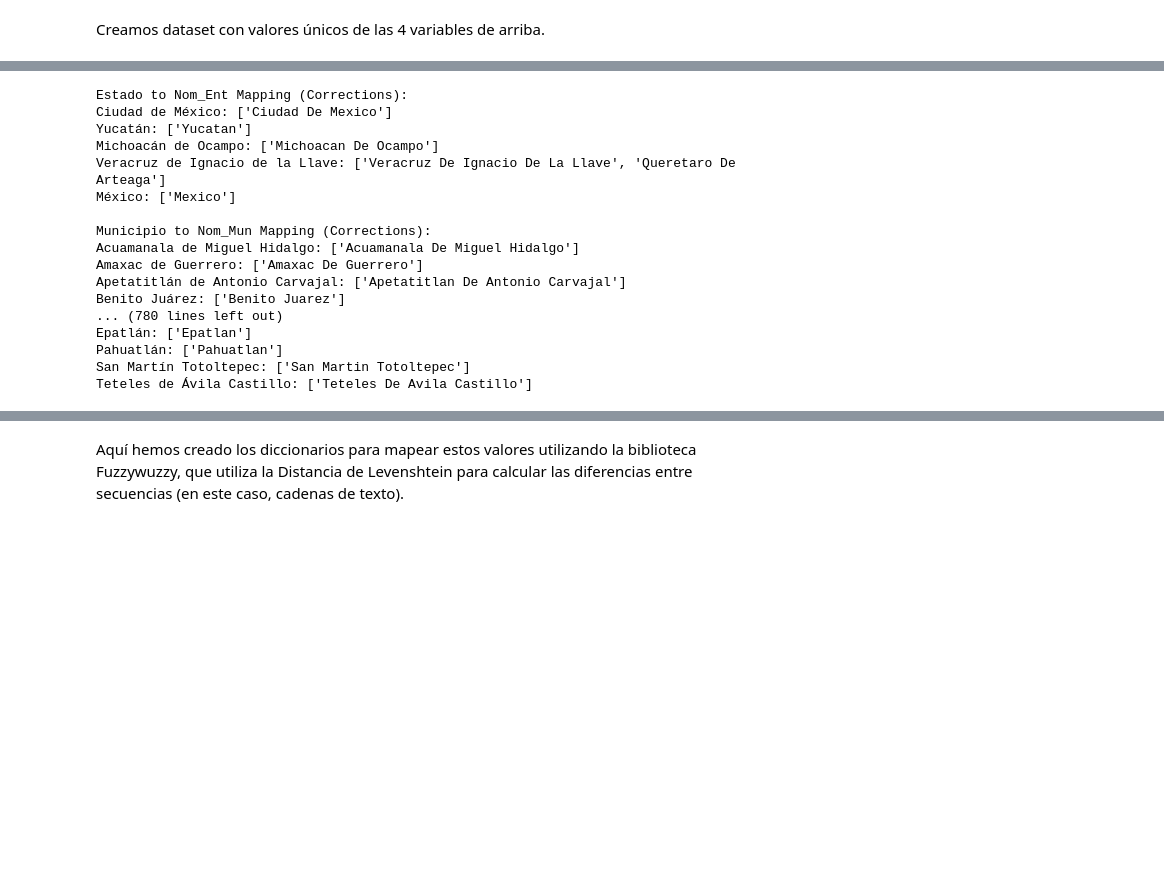
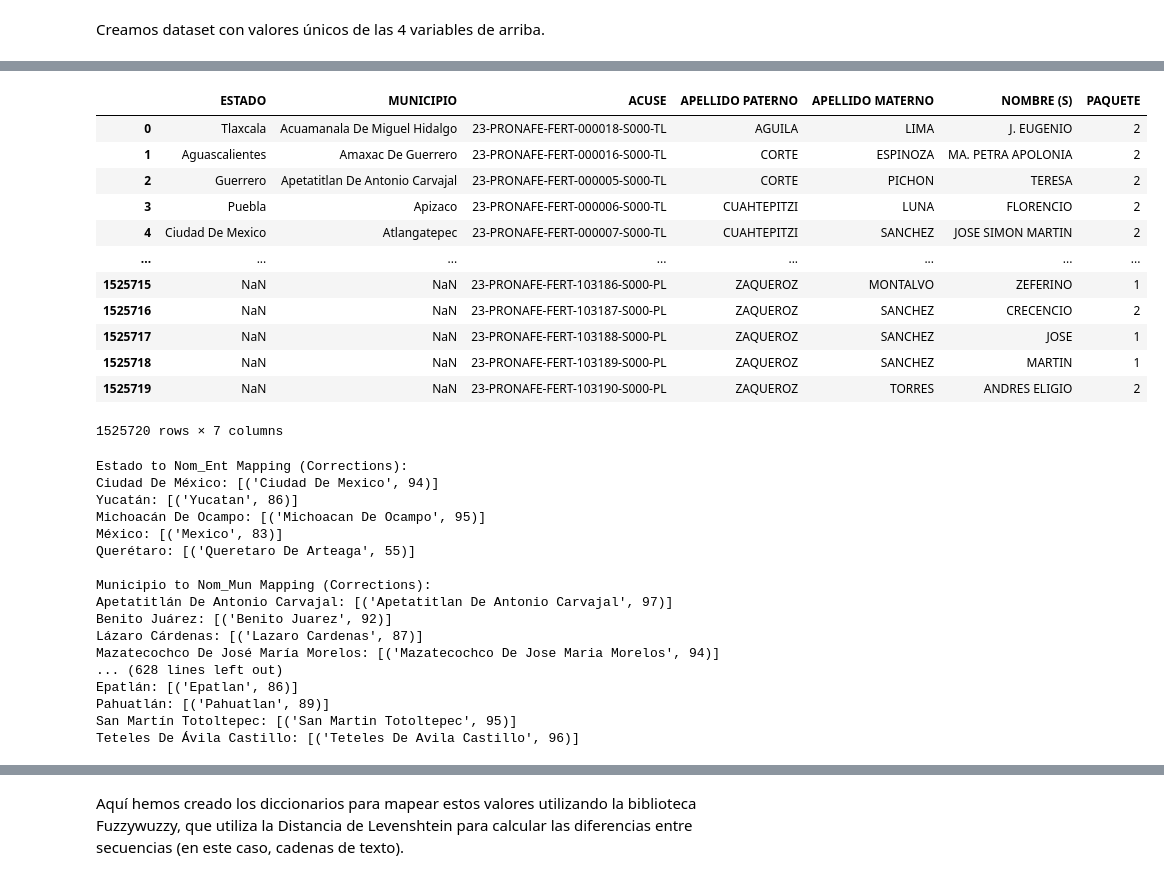
Before and after one commit to DGRIA/SESNA-Fertilizantes, a Jupyter notebook: src/templates/eda.ipynb, the cells around one changed output, grey strips where cells are left out. Saved outputs shown, nothing was run; the diff lists cells and outputs as text; code cells hidden in the pictures; blank space fills up the shorter version.

```diff
--- a/src/templates/eda.ipynb
+++ b/src/templates/eda.ipynb
@@ -356,4 +346,20 @@ unique_values_df.head(50)
 | 47 | NaN | Tetla De La Solidaridad | NaN | Guerrero |
 | 48 | NaN | Tetlatlahuca | NaN | Hidalgo |
 | 49 | NaN | Tlaxcala | NaN | Jiménez |
+# %%
+df
+# %% [output]
+|  | ESTADO | MUNICIPIO | ACUSE | APELLIDO PATERNO | APELLIDO MATERNO | NOMBRE (S) | PAQUETE |
+| 0 | Tlaxcala | Acuamanala De Miguel Hidalgo | 23-PRONAFE-FERT-000018-S000-TL | AGUILA | LIMA | J. EUGENIO | 2 |
+| 1 | Aguascalientes | Amaxac De Guerrero | 23-PRONAFE-FERT-000016-S000-TL | CORTE | ESPINOZA | MA. PETRA APOLONIA | 2 |
+| 2 | Guerrero | Apetatitlan De Antonio Carvajal | 23-PRONAFE-FERT-000005-S000-TL | CORTE | PICHON | TERESA | 2 |
+| 3 | Puebla | Apizaco | 23-PRONAFE-FERT-000006-S000-TL | CUAHTEPITZI | LUNA | FLORENCIO | 2 |
+| 4 | Ciudad De Mexico | Atlangatepec | 23-PRONAFE-FERT-000007-S000-TL | CUAHTEPITZI | SANCHEZ | JOSE SIMON MARTIN | 2 |
+| ... | ... | ... | ... | ... | ... | ... | ... |
+| 1525715 | NaN | NaN | 23-PRONAFE-FERT-103186-S000-PL | ZAQUEROZ | MONTALVO | ZEFERINO | 1 |
+| 1525716 | NaN | NaN | 23-PRONAFE-FERT-103187-S000-PL | ZAQUEROZ | SANCHEZ | CRECENCIO | 2 |
+| 1525717 | NaN | NaN | 23-PRONAFE-FERT-103188-S000-PL | ZAQUEROZ | SANCHEZ | JOSE | 1 |
+| 1525718 | NaN | NaN | 23-PRONAFE-FERT-103189-S000-PL | ZAQUEROZ | SANCHEZ | MARTIN | 1 |
+| 1525719 | NaN | NaN | 23-PRONAFE-FERT-103190-S000-PL | ZAQUEROZ | TORRES | ANDRES ELIGIO | 2 |
+1525720 rows × 7 columns
 # %%
@@ -379,9 +391,9 @@ correct_to_bad = {}
 for bad_spelling, correct_spelling in estado_to_nom_ent.items():
     if bad_spelling != correct_spelling:
         if correct_spelling not in correct_to_bad:
-            correct_to_bad[correct_spelling] = [bad_spelling]
+            correct_to_bad[correct_spelling] = [(bad_spelling, estado_ratio[bad_spelling])]
         else:
-            correct_to_bad[correct_spelling].append(bad_spelling)
+            correct_to_bad[correct_spelling].append((bad_spelling, estado_ratio[bad_spelling]))
 
 for correct_spelling, bad_spellings in correct_to_bad.items():
     print(f"{correct_spelling}: {bad_spellings}")
@@ -391,27 +403,27 @@ correct_to_bad = {}
 for bad_spelling, correct_spelling in municipio_to_nom_mun.items():
     if bad_spelling != correct_spelling:
         if correct_spelling not in correct_to_bad:
-            correct_to_bad[correct_spelling] = [bad_spelling]
+            correct_to_bad[correct_spelling] = [(bad_spelling, municipio_ratio[bad_spelling])]
         else:
-            correct_to_bad[correct_spelling].append(bad_spelling)
+            correct_to_bad[correct_spelling].append((bad_spelling, municipio_ratio[bad_spelling]))
 
 for correct_spelling, bad_spellings in correct_to_bad.items():
     print(f"{correct_spelling}: {bad_spellings}")
 # %% [output]
 Estado to Nom_Ent Mapping (Corrections):
-Ciudad de México: ['Ciudad De Mexico']
-Yucatán: ['Yucatan']
-Michoacán de Ocampo: ['Michoacan De Ocampo']
-Veracruz de Ignacio de la Llave: ['Veracruz De Ignacio De La Llave', 'Queretaro De Arteaga']
-México: ['Mexico']
+Ciudad De México: [('Ciudad De Mexico', 94)]
+Yucatán: [('Yucatan', 86)]
+Michoacán De Ocampo: [('Michoacan De Ocampo', 95)]
+México: [('Mexico', 83)]
+Querétaro: [('Queretaro De Arteaga', 55)]
 
 Municipio to Nom_Mun Mapping (Corrections):
-Acuamanala de Miguel Hidalgo: ['Acuamanala De Miguel Hidalgo']
-Amaxac de Guerrero: ['Amaxac De Guerrero']
-Apetatitlán de Antonio Carvajal: ['Apetatitlan De Antonio Carvajal']
-Benito Juárez: ['Benito Juarez']
-... (780 lines left out)
-Epatlán: ['Epatlan']
-Pahuatlán: ['Pahuatlan']
-San Martín Totoltepec: ['San Martin Totoltepec']
-Teteles de Ávila Castillo: ['Teteles De Avila Castillo']
+Apetatitlán De Antonio Carvajal: [('Apetatitlan De Antonio Carvajal', 97)]
+Benito Juárez: [('Benito Juarez', 92)]
+Lázaro Cárdenas: [('Lazaro Cardenas', 87)]
+Mazatecochco De José María Morelos: [('Mazatecochco De Jose Maria Morelos', 94)]
+... (628 lines left out)
+Epatlán: [('Epatlan', 86)]
+Pahuatlán: [('Pahuatlan', 89)]
+San Martín Totoltepec: [('San Martin Totoltepec', 95)]
+Teteles De Ávila Castillo: [('Teteles De Avila Castillo', 96)]
```
Also changed, not shown: parts of 17 cells of this notebook, 1 other file.
